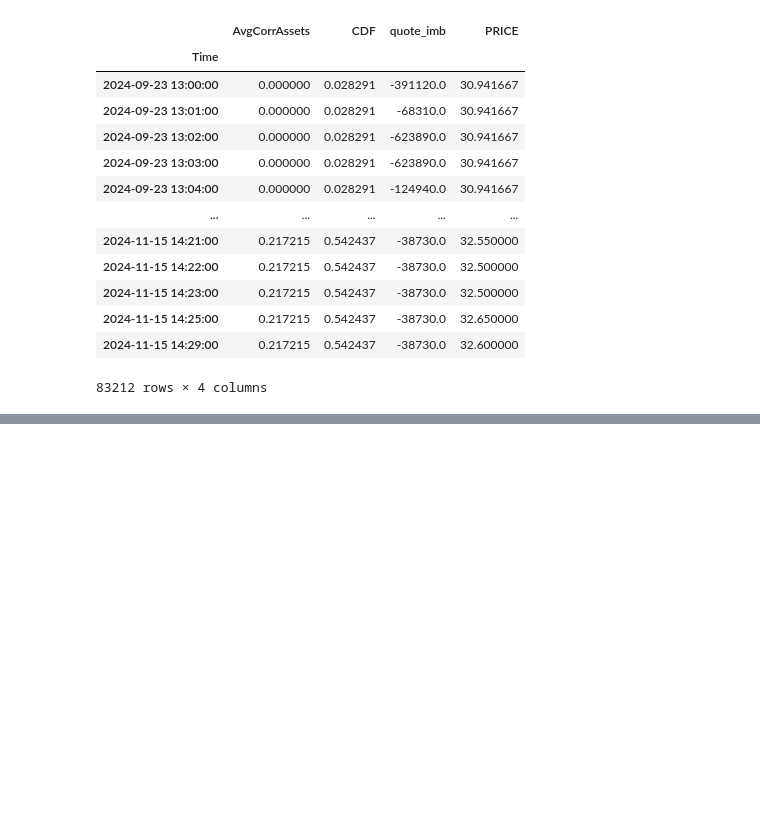
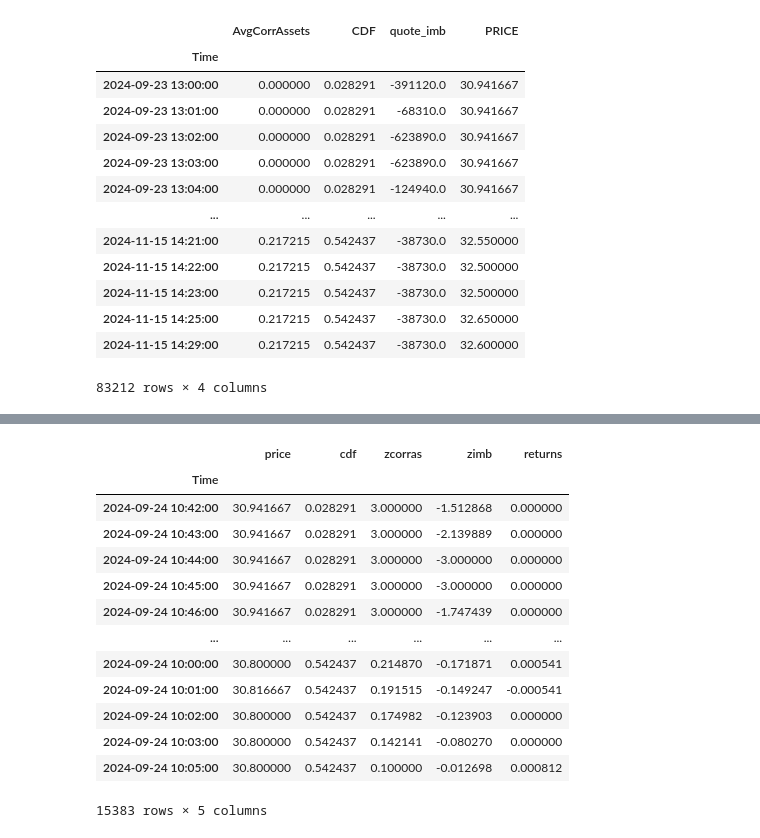
Before and after one commit to HoaPham119/thesis, a Jupyter notebook: code/data_test.ipynb, the cells around one changed output, grey strips where cells are left out. Cells and saved outputs as stored; diff of their text form; code cells hidden in the pictures; blank space fills up the shorter version.

```diff
--- a/code/data_test.ipynb
+++ b/code/data_test.ipynb
@@ -246,0 +279,17 @@ df_trading.to_csv('final.csv')
+# %%
+df
+# %% [output]
+|  | price | cdf | zcorras | zimb | returns |
+| Time |  |  |  |  |  |
+| 2024-09-24 10:42:00 | 30.941667 | 0.028291 | 3.000000 | -1.512868 | 0.000000 |
+| 2024-09-24 10:43:00 | 30.941667 | 0.028291 | 3.000000 | -2.139889 | 0.000000 |
+| 2024-09-24 10:44:00 | 30.941667 | 0.028291 | 3.000000 | -3.000000 | 0.000000 |
+| 2024-09-24 10:45:00 | 30.941667 | 0.028291 | 3.000000 | -3.000000 | 0.000000 |
+| 2024-09-24 10:46:00 | 30.941667 | 0.028291 | 3.000000 | -1.747439 | 0.000000 |
+| ... | ... | ... | ... | ... | ... |
+| 2024-09-24 10:00:00 | 30.800000 | 0.542437 | 0.214870 | -0.171871 | 0.000541 |
+| 2024-09-24 10:01:00 | 30.816667 | 0.542437 | 0.191515 | -0.149247 | -0.000541 |
+| 2024-09-24 10:02:00 | 30.800000 | 0.542437 | 0.174982 | -0.123903 | 0.000000 |
+| 2024-09-24 10:03:00 | 30.800000 | 0.542437 | 0.142141 | -0.080270 | 0.000000 |
+| 2024-09-24 10:05:00 | 30.800000 | 0.542437 | 0.100000 | -0.012698 | 0.000812 |
+15383 rows × 5 columns
```
Also changed, not shown: parts of 9 cells of this notebook.
